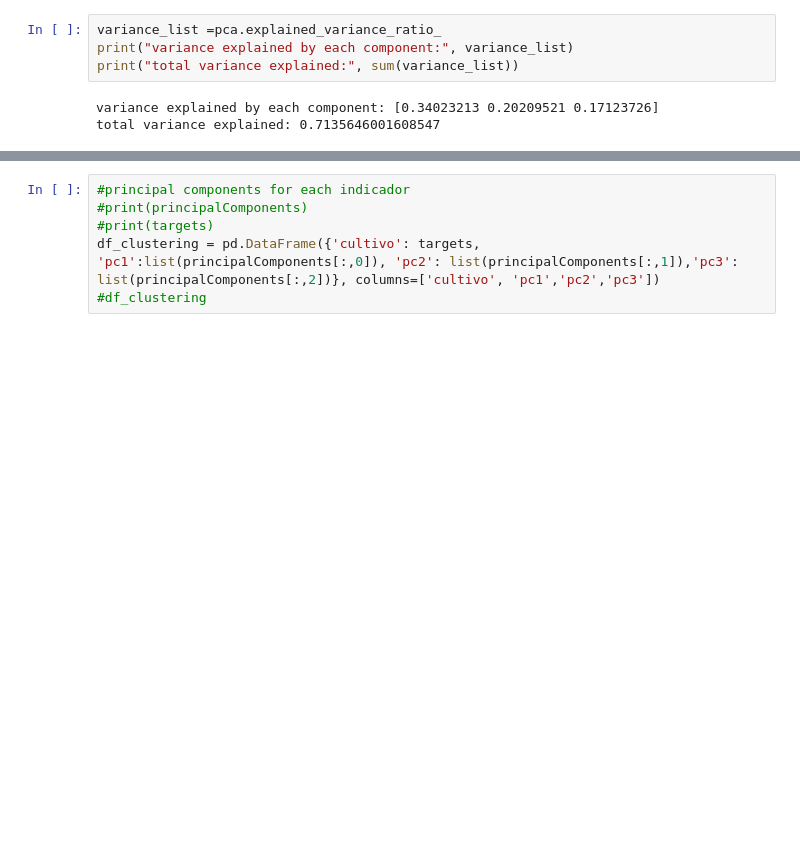
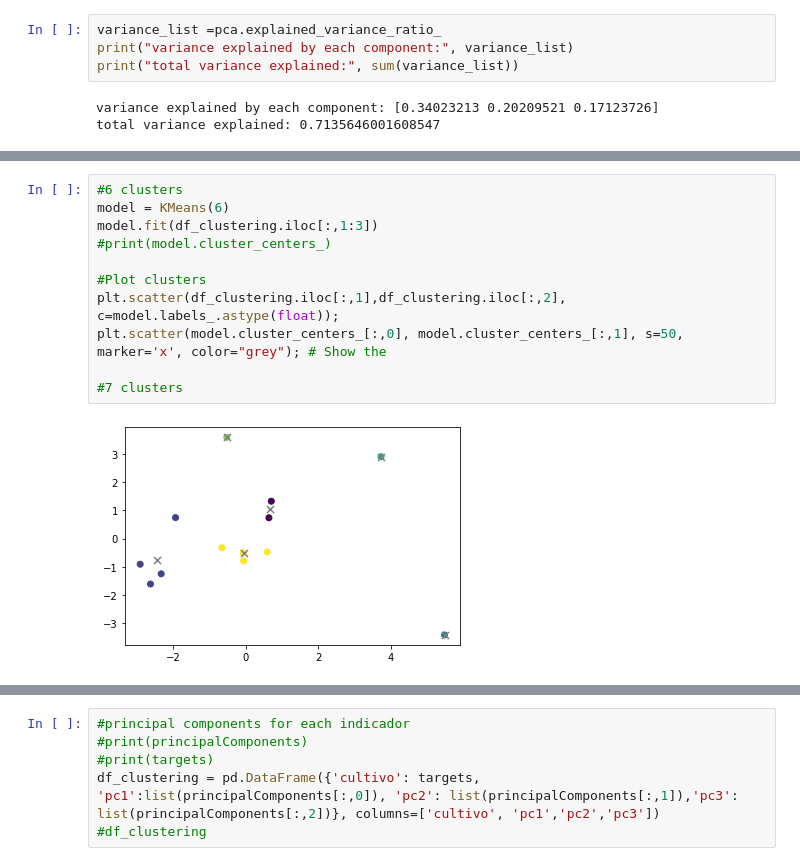
Before and after one commit to christianadriano/PCA_AquacultureSystem, a Jupyter notebook: PCA_KMeans_Environment_Carcinicultura.ipynb, the cells around one changed output, grey strips where cells are left out. Saved outputs shown, nothing was run; the diff lists cells and outputs as text; blank space fills up the shorter version.

```diff
--- a/PCA_KMeans_Environment_Carcinicultura.ipynb
+++ b/PCA_KMeans_Environment_Carcinicultura.ipynb
@@ -170,0 +241,13 @@ total variance explained: 0.7135646001608547
+# %%
+#6 clusters
+model = KMeans(6)
+model.fit(df_clustering.iloc[:,1:3])
+#print(model.cluster_centers_)
+
+#Plot clusters
+plt.scatter(df_clustering.iloc[:,1],df_clustering.iloc[:,2], c=model.labels_.astype(float));
+plt.scatter(model.cluster_centers_[:,0], model.cluster_centers_[:,1], s=50, marker='x', color="grey"); # Show the
+
+#7 clusters
+# %% [output]
+[figure, added]
```
Also changed, not shown: parts of 23 cells of this notebook.
